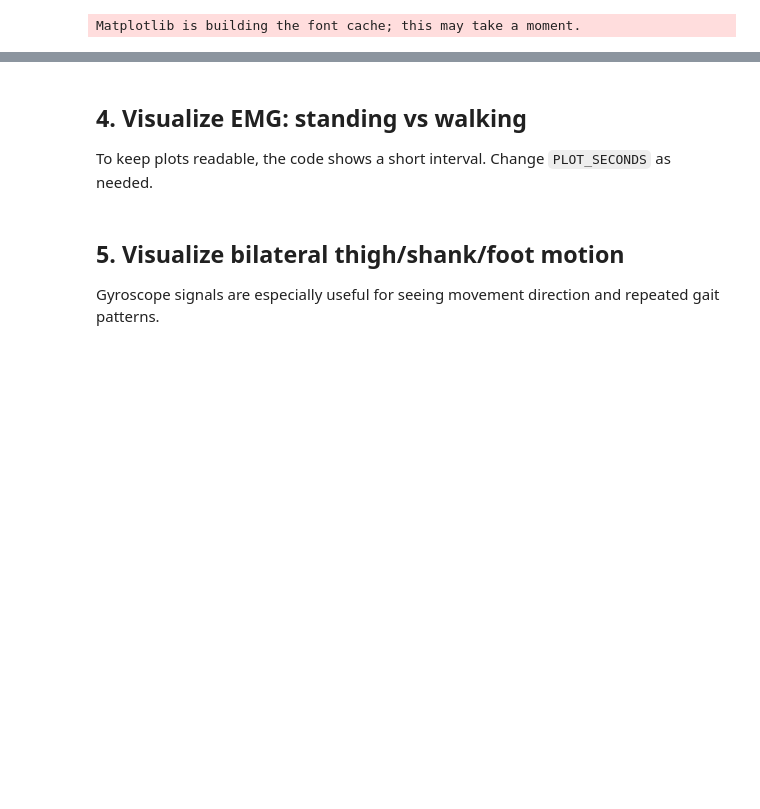
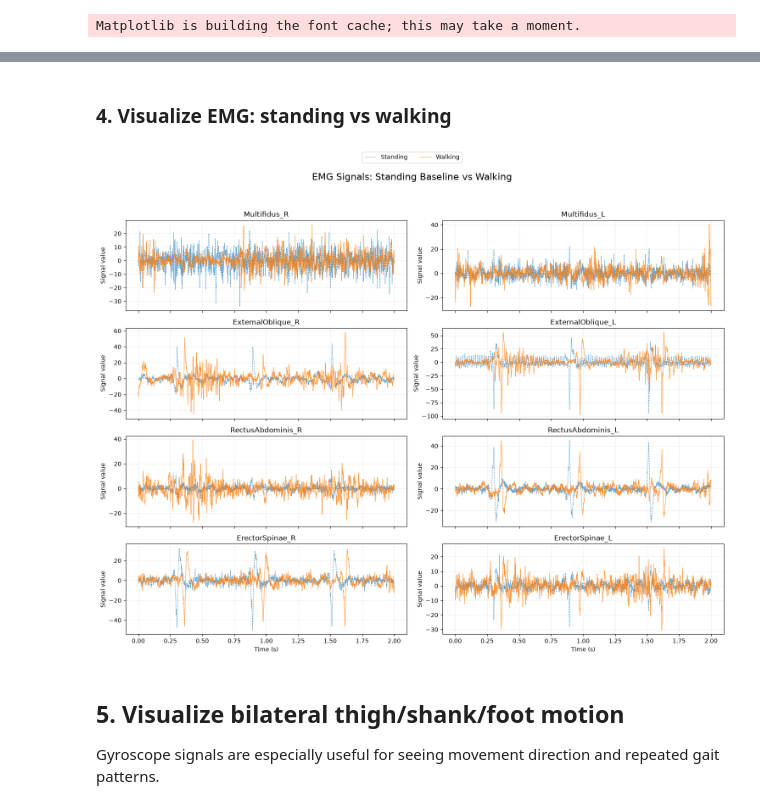
Before and after one commit to LeenGhazi/FES-Exoskeleton-Project, a Jupyter notebook: Data Analysis 1 - Leen/Model1.ipynb, the cells around one changed output, grey strips where cells are left out. Drawn from its saved outputs; the diff is of its cells as text; code cells hidden in the pictures; blank space fills up the shorter version.

Commit message:
clean and visualize the data

```diff
--- a/Data Analysis 1 - Leen/Model1.ipynb
+++ b/Data Analysis 1 - Leen/Model1.ipynb
@@ -32,6 +32,6 @@ Matplotlib is building the font cache; this may take a moment.
 # %%
-STANDING_FILE = "Data\\standing still z.xlsx"
-WALKING_FILE = "Data\\Walking z 1.xlsx"
+STANDING_FILE = "../Data/standing still z.xlsx"
+WALKING_FILE = "../Data/Walking z 1.xlsx"
 
 standing = pd.read_excel(STANDING_FILE)
 walking = pd.read_excel(WALKING_FILE)
@@ -73,3 +112,2 @@ quality_report(walking, "Walking")
 # %% [markdown]
-## 4. Visualize EMG: standing vs walking
-To keep plots readable, the code shows a short interval. Change `PLOT_SECONDS` as needed.
+### 4. Visualize EMG: standing vs walking
@@ -93,3 +114,70 @@ plot_channels(walking, emg_cols, "EMG — walking")
+# %%
+def compare_emg_channels(standing, walking, cols, seconds=2.0):
+    fig, axes = plt.subplots(
+        nrows=4,
+        ncols=2,
+        figsize=(15, 12),
+        sharex=True
+    )
+    axes = axes.flatten()
+
+    for ax, col in zip(axes, cols):
+        stand_part = standing[standing[time_col] <= standing[time_col].iloc[0] + seconds]
+        walk_part = walking[walking[time_col] <= walking[time_col].iloc[0] + seconds]
+
+        # Shift time so both start at 0
+        stand_time = stand_part[time_col] - stand_part[time_col].iloc[0]
+        walk_time = walk_part[time_col] - walk_part[time_col].iloc[0]
+
+        # Plot both conditions
+        ax.plot(
+            stand_time,
+            stand_part[col],
+            label="Standing",
+            linewidth=0.8,
+            linestyle="--",
+            alpha=0.7
+        )
+        ax.plot(
+            walk_time,
+            walk_part[col],
+            label="Walking",
+            linewidth=0.8,
+            linestyle="-",
+            alpha=0.8
+        )
+        ax.set_title(col)
+        ax.set_ylabel("Signal value")
+        ax.grid(alpha=0.2)
+
+    # X label only needed at bottom
+    for ax in axes[-2:]:
+        ax.set_xlabel("Time (s)")
+
+    # One shared legend
+    handles, labels = axes[0].get_legend_handles_labels()
+    fig.legend(
+        handles,
+        labels,
+        loc="upper center",
+        ncol=2
+    )
+    fig.suptitle(
+        "\nEMG Signals: Standing Baseline vs Walking",
+        fontsize=16,
+        y=0.98
+    )
+    plt.tight_layout(rect=[0, 0, 1, 0.95])
+    plt.show()
+
+compare_emg_channels(
+    standing,
+    walking,
+    emg_cols,
+    seconds=2.0
+)
+# %% [output]
+[figure, added]
 # %% [markdown]
 ## 5. Visualize bilateral thigh/shank/foot motion
 Gyroscope signals are especially useful for seeing movement direction and repeated gait patterns.
```
Also changed, not shown: parts of 9 cells of this notebook.
